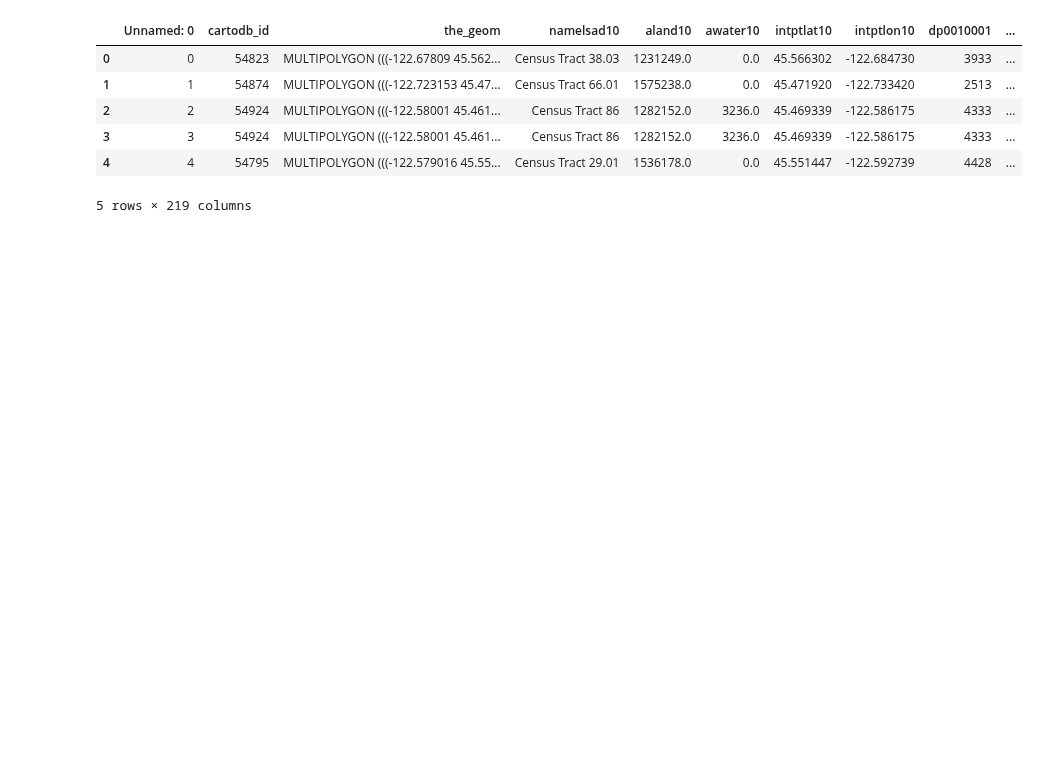
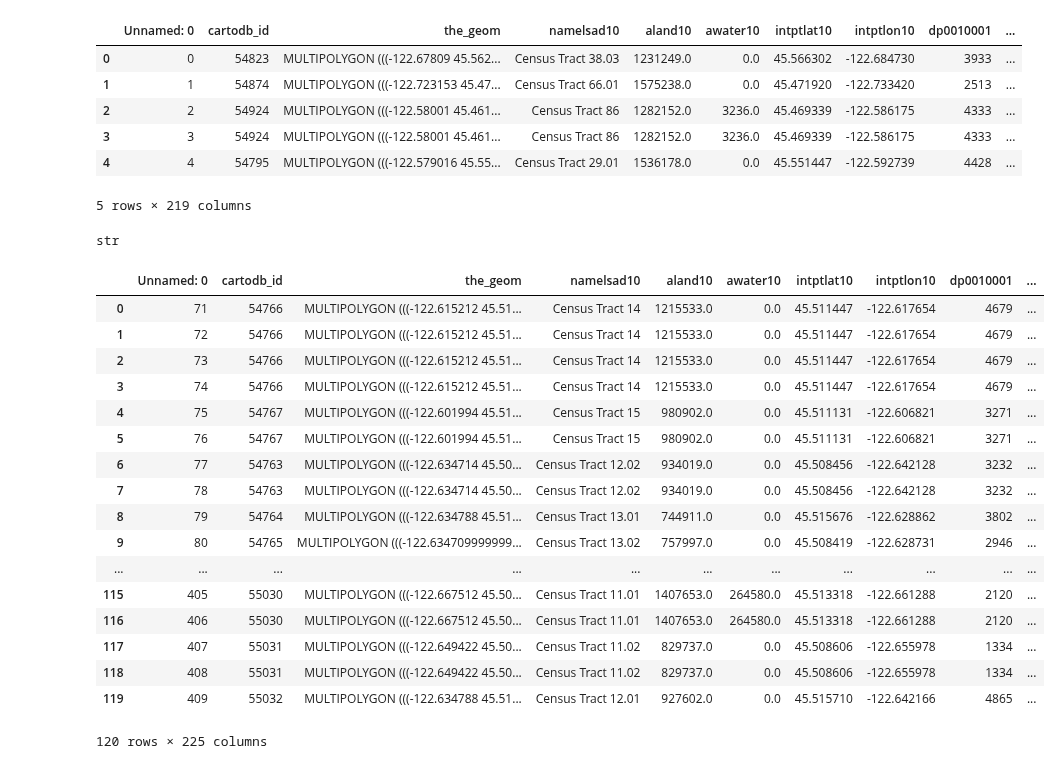
Before and after one commit to JasonZhangzy1757/CUSP-Capstone, a Jupyter notebook: mastercard dataset.ipynb, the cells around one changed output. Drawn from its saved outputs; the diff is of its cells as text; code cells hidden in the pictures; blank space fills up the shorter version.

```diff
--- a/mastercard dataset.ipynb
+++ b/mastercard dataset.ipynb
@@ -196,3 +282,40 @@ df.head()
 | 3 | 3 | 54924 | MULTIPOLYGON (((-122.58001 45.461... | Census Tract 86 | 1282152.0 | 3236.0 | 45.469339 | -122.586175 | 4333 | ... |
 | 4 | 4 | 54795 | MULTIPOLYGON (((-122.579016 45.55... | Census Tract 29.01 | 1536178.0 | 0.0 | 45.551447 | -122.592739 | 4428 | ... |
 5 rows × 219 columns
+# %%
+type(mastercardlist[0]['geoid'][0])
+# %% [output]
+str
+# %%
+df.geoid=df.geoid.astype(str)
+# %%
+i=industry[0]
+t1='txn_amt_'+i
+t2='txn_cnt_'+i
+t3='acct_cnt_'+i
+t4='avg_ticket_'+i
+t5='avg_freq_'+i
+t6='avg_spend_amt_'+i
+# %%
+final = pd.merge(df, mastercardlist[0][['geoid',t1, t2, t3,t4,t5, t6]], on=['geoid'])
+# %%
+final
+# %% [output]
+|  | Unnamed: 0 | cartodb_id | the_geom | namelsad10 | aland10 | awater10 | intptlat10 | intptlon10 | dp0010001 | ... |
+| 0 | 71 | 54766 | MULTIPOLYGON (((-122.615212 45.51... | Census Tract 14 | 1215533.0 | 0.0 | 45.511447 | -122.617654 | 4679 | ... |
+| 1 | 72 | 54766 | MULTIPOLYGON (((-122.615212 45.51... | Census Tract 14 | 1215533.0 | 0.0 | 45.511447 | -122.617654 | 4679 | ... |
+| 2 | 73 | 54766 | MULTIPOLYGON (((-122.615212 45.51... | Census Tract 14 | 1215533.0 | 0.0 | 45.511447 | -122.617654 | 4679 | ... |
+| 3 | 74 | 54766 | MULTIPOLYGON (((-122.615212 45.51... | Census Tract 14 | 1215533.0 | 0.0 | 45.511447 | -122.617654 | 4679 | ... |
+| 4 | 75 | 54767 | MULTIPOLYGON (((-122.601994 45.51... | Census Tract 15 | 980902.0 | 0.0 | 45.511131 | -122.606821 | 3271 | ... |
+| 5 | 76 | 54767 | MULTIPOLYGON (((-122.601994 45.51... | Census Tract 15 | 980902.0 | 0.0 | 45.511131 | -122.606821 | 3271 | ... |
+| 6 | 77 | 54763 | MULTIPOLYGON (((-122.634714 45.50... | Census Tract 12.02 | 934019.0 | 0.0 | 45.508456 | -122.642128 | 3232 | ... |
+| 7 | 78 | 54763 | MULTIPOLYGON (((-122.634714 45.50... | Census Tract 12.02 | 934019.0 | 0.0 | 45.508456 | -122.642128 | 3232 | ... |
+| 8 | 79 | 54764 | MULTIPOLYGON (((-122.634788 45.51... | Census Tract 13.01 | 744911.0 | 0.0 | 45.515676 | -122.628862 | 3802 | ... |
+| 9 | 80 | 54765 | MULTIPOLYGON (((-122.634709999999... | Census Tract 13.02 | 757997.0 | 0.0 | 45.508419 | -122.628731 | 2946 | ... |
+| ... | ... | ... | ... | ... | ... | ... | ... | ... | ... | ... |
+| 115 | 405 | 55030 | MULTIPOLYGON (((-122.667512 45.50... | Census Tract 11.01 | 1407653.0 | 264580.0 | 45.513318 | -122.661288 | 2120 | ... |
+| 116 | 406 | 55030 | MULTIPOLYGON (((-122.667512 45.50... | Census Tract 11.01 | 1407653.0 | 264580.0 | 45.513318 | -122.661288 | 2120 | ... |
+| 117 | 407 | 55031 | MULTIPOLYGON (((-122.649422 45.50... | Census Tract 11.02 | 829737.0 | 0.0 | 45.508606 | -122.655978 | 1334 | ... |
+| 118 | 408 | 55031 | MULTIPOLYGON (((-122.649422 45.50... | Census Tract 11.02 | 829737.0 | 0.0 | 45.508606 | -122.655978 | 1334 | ... |
+| 119 | 409 | 55032 | MULTIPOLYGON (((-122.634788 45.51... | Census Tract 12.01 | 927602.0 | 0.0 | 45.515710 | -122.642166 | 4865 | ... |
+120 rows × 225 columns
```
Also changed, not shown: parts of 12 cells of this notebook, 4 other files.
